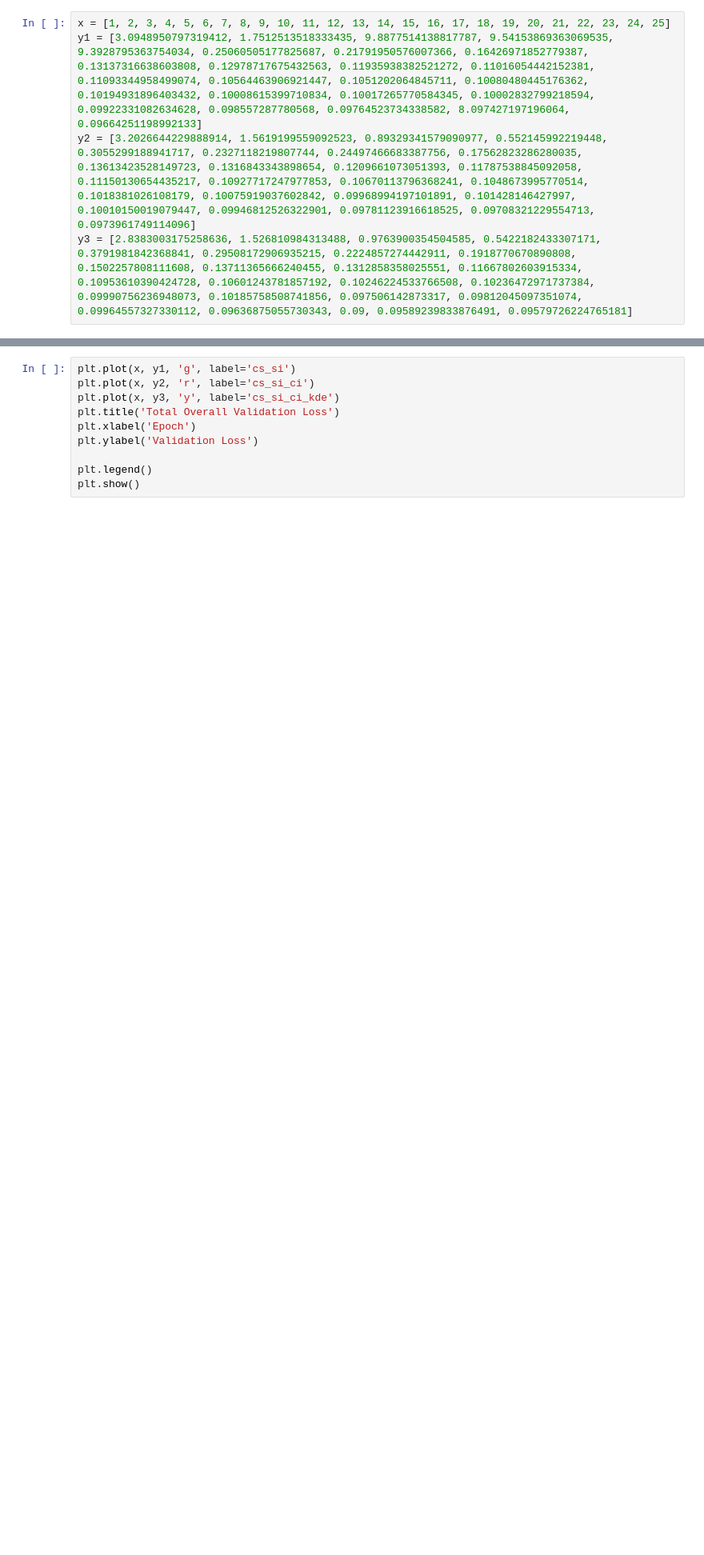
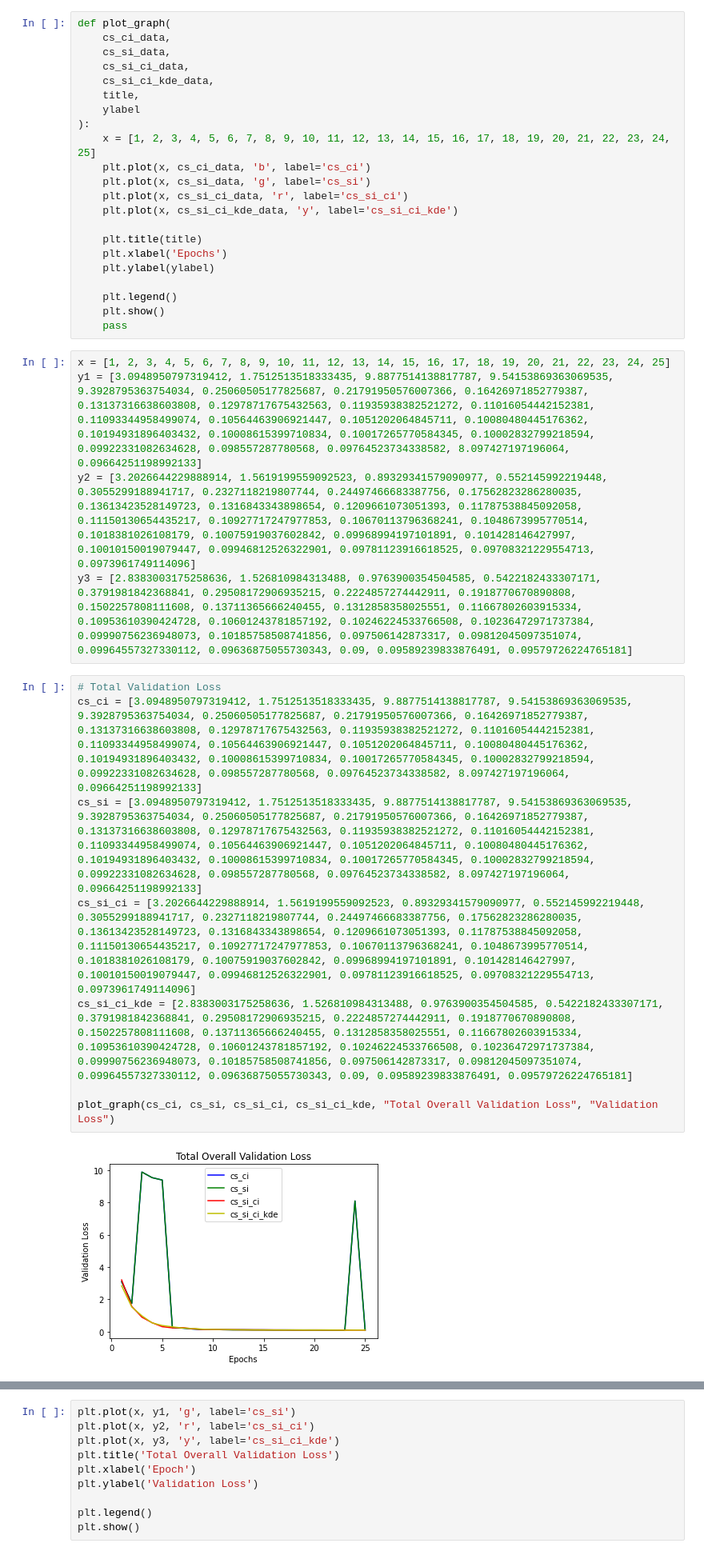
Before and after one commit to Bhaikko/AnimSkelVolNet, a Jupyter notebook: graphs/graphs.ipynb, the cells around one changed output, grey strips where cells are left out. Shown at 80% size. Saved outputs shown, nothing was run; the diff lists cells and outputs as text; blank space fills up the shorter version.

Commit message:
Graphs update

```diff
--- a/graphs/graphs.ipynb
+++ b/graphs/graphs.ipynb
@@ -1,7 +1,39 @@
 # %%
 import matplotlib.pyplot as plt
+# %%
+def plot_graph(
+    cs_ci_data,
+    cs_si_data,
+    cs_si_ci_data,
+    cs_si_ci_kde_data,
+    title,
+    ylabel
+):
+    x = [1, 2, 3, 4, 5, 6, 7, 8, 9, 10, 11, 12, 13, 14, 15, 16, 17, 18, 19, 20, 21, 22, 23, 24, 25]
+    plt.plot(x, cs_ci_data, 'b', label='cs_ci')
+    plt.plot(x, cs_si_data, 'g', label='cs_si')
+    plt.plot(x, cs_si_ci_data, 'r', label='cs_si_ci')
+    plt.plot(x, cs_si_ci_kde_data, 'y', label='cs_si_ci_kde')
+
+    plt.title(title)
+    plt.xlabel('Epochs')
+    plt.ylabel(ylabel)
+
+    plt.legend()
+    plt.show()
+    pass
 # %%
 x = [1, 2, 3, 4, 5, 6, 7, 8, 9, 10, 11, 12, 13, 14, 15, 16, 17, 18, 19, 20, 21, 22, 23, 24, 25]
 y1 = [3.0948950797319412, 1.7512513518333435, 9.8877514138817787, 9.54153869363069535, 9.3928795363754034, 0.25060505177825687, 0.21791950576007366, 0.16426971852779387, 0.13137316638603808, 0.12978717675432563, 0.11935938382521272, 0.11016054442152381, 0.11093344958499074, 0.10564463906921447, 0.1051202064845711, 0.10080480445176362, 0.10194931896403432, 0.10008615399710834, 0.10017265770584345, 0.10002832799218594, 0.09922331082634628, 0.098557287780568, 0.09764523734338582, 8.097427197196064, 0.09664251198992133]
 y2 = [3.2026644229888914, 1.5619199559092523, 0.89329341579090977, 0.552145992219448, 0.3055299188941717, 0.2327118219807744, 0.24497466683387756, 0.17562823286280035, 0.13613423528149723, 0.1316843343898654, 0.1209661073051393, 0.11787538845092058, 0.11150130654435217, 0.10927717247977853, 0.10670113796368241, 0.1048673995770514, 0.1018381026108179, 0.10075919037602842, 0.09968994197101891, 0.101428146427997, 0.10010150019079447, 0.09946812526322901, 0.09781123916618525, 0.09708321229554713, 0.0973961749114096]
 y3 = [2.8383003175258636, 1.526810984313488, 0.9763900354504585, 0.5422182433307171, 0.3791981842368841, 0.29508172906935215, 0.2224857274442911, 0.1918770670890808, 0.1502257808111608, 0.13711365666240455, 0.1312858358025551, 0.11667802603915334, 0.10953610390424728, 0.10601243781857192, 0.10246224533766508, 0.10236472971737384, 0.09990756236948073, 0.10185758508741856, 0.097506142873317, 0.09812045097351074, 0.09964557327330112, 0.09636875055730343, 0.09, 0.09589239833876491, 0.09579726224765181]
+# %%
+# Total Validation Loss
+cs_ci = [3.0948950797319412, 1.7512513518333435, 9.8877514138817787, 9.54153869363069535, 9.3928795363754034, 0.25060505177825687, 0.21791950576007366, 0.16426971852779387, 0.13137316638603808, 0.12978717675432563, 0.11935938382521272, 0.11016054442152381, 0.11093344958499074, 0.10564463906921447, 0.1051202064845711, 0.10080480445176362, 0.10194931896403432, 0.10008615399710834, 0.10017265770584345, 0.10002832799218594, 0.09922331082634628, 0.098557287780568, 0.09764523734338582, 8.097427197196064, 0.09664251198992133]
+cs_si = [3.0948950797319412, 1.7512513518333435, 9.8877514138817787, 9.54153869363069535, 9.3928795363754034, 0.25060505177825687, 0.21791950576007366, 0.16426971852779387, 0.13137316638603808, 0.12978717675432563, 0.11935938382521272, 0.11016054442152381, 0.11093344958499074, 0.10564463906921447, 0.1051202064845711, 0.10080480445176362, 0.10194931896403432, 0.10008615399710834, 0.10017265770584345, 0.10002832799218594, 0.09922331082634628, 0.098557287780568, 0.09764523734338582, 8.097427197196064, 0.09664251198992133]
+cs_si_ci = [3.2026644229888914, 1.5619199559092523, 0.89329341579090977, 0.552145992219448, 0.3055299188941717, 0.2327118219807744, 0.24497466683387756, 0.17562823286280035, 0.13613423528149723, 0.1316843343898654, 0.1209661073051393, 0.11787538845092058, 0.11150130654435217, 0.10927717247977853, 0.10670113796368241, 0.1048673995770514, 0.1018381026108179, 0.10075919037602842, 0.09968994197101891, 0.101428146427997, 0.10010150019079447, 0.09946812526322901, 0.09781123916618525, 0.09708321229554713, 0.0973961749114096]
+cs_si_ci_kde = [2.8383003175258636, 1.526810984313488, 0.9763900354504585, 0.5422182433307171, 0.3791981842368841, 0.29508172906935215, 0.2224857274442911, 0.1918770670890808, 0.1502257808111608, 0.13711365666240455, 0.1312858358025551, 0.11667802603915334, 0.10953610390424728, 0.10601243781857192, 0.10246224533766508, 0.10236472971737384, 0.09990756236948073, 0.10185758508741856, 0.097506142873317, 0.09812045097351074, 0.09964557327330112, 0.09636875055730343, 0.09, 0.09589239833876491, 0.09579726224765181]
+
+plot_graph(cs_ci, cs_si, cs_si_ci, cs_si_ci_kde, "Total Overall Validation Loss", "Validation Loss")
+# %% [output]
+[figure, added]
```
Also changed, not shown: parts of 5 cells of this notebook, 7 other files.
